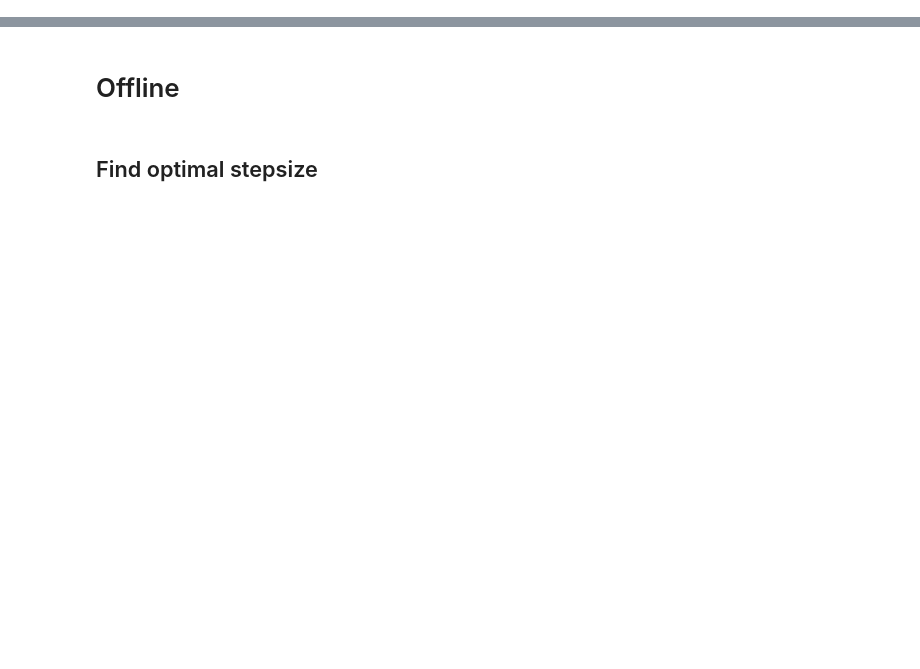
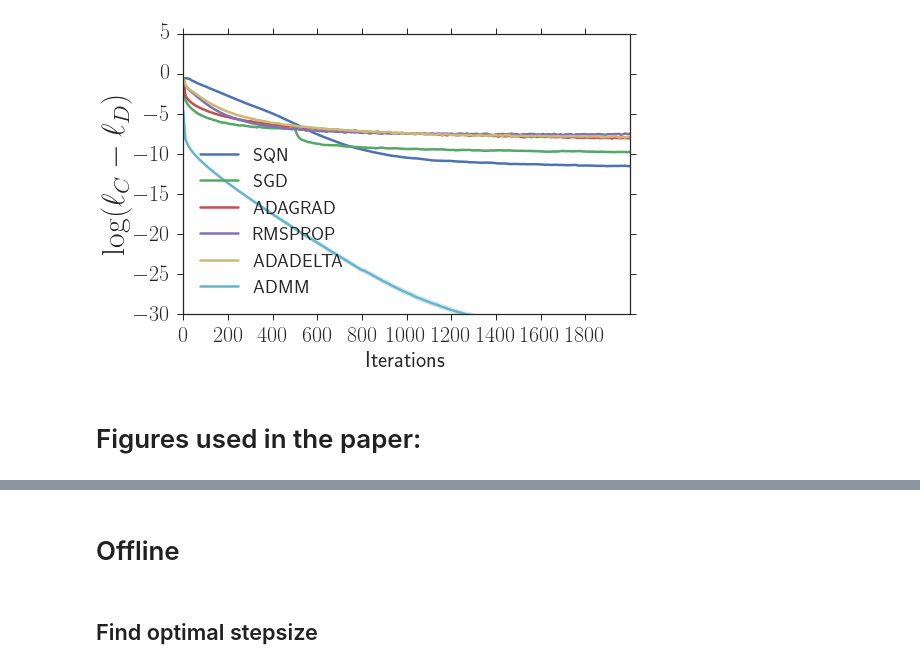
Before and after one commit to apoursh/Decentralized_reg, a Jupyter notebook: Results.ipynb, the cells around one changed output, grey strips where cells are left out. Saved outputs shown, nothing was run; the diff lists cells and outputs as text; code cells hidden in the pictures; blank space fills up the shorter version.

```diff
--- a/Results.ipynb
+++ b/Results.ipynb
@@ -36,0 +562,16 @@ orange = (0.8, 0.7254901960784313, 0.4549019607843137)
+# %%
+plt.rc('text', usetex=True)
+
+Ps = [1,2,5,10]
+#N = [1000] * 4 + [10000] * 4 + [100] * 4
+Ns = [100, 1000, 10000]
+text = r"$\log(\ell_{C} - \ell_{D})$"
+window = [-30,5]
+
+name, n, p= 'alltimeResults0', 10000, 10
+df = df_convergance(Ps,Ns, alltimeResults0)
+ax = plot_time(df[(df.covariates==p)&(df.n==n) & (df.variable!='logistic')],text,window)
+# %% [output]
+[figure, added]
+# %% [markdown]
+# Figures used in the paper:
```
Also changed, not shown: parts of 63 cells of this notebook, 1 other file.
